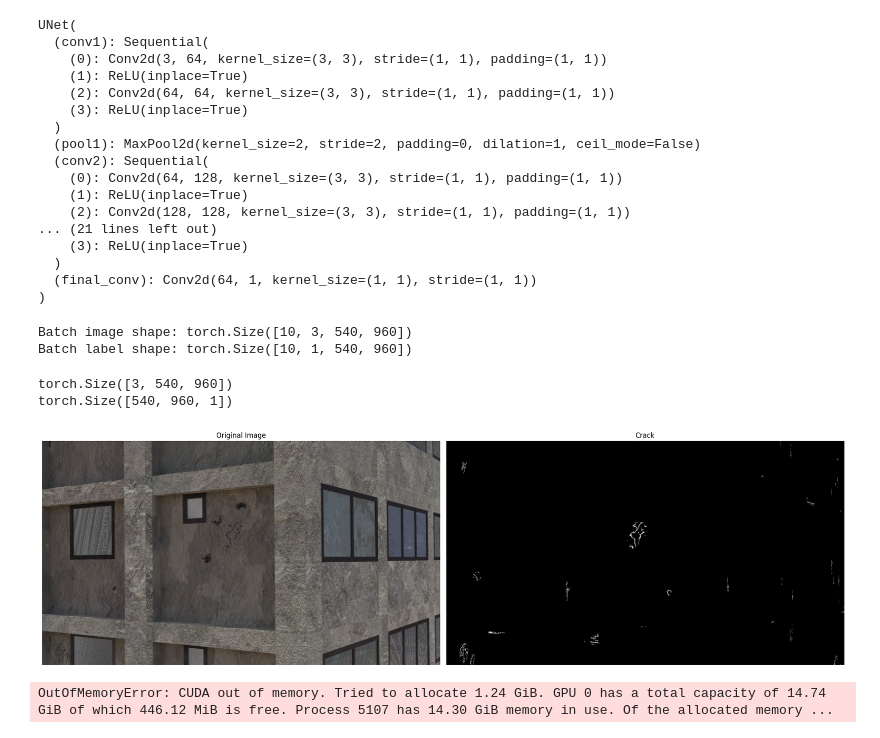
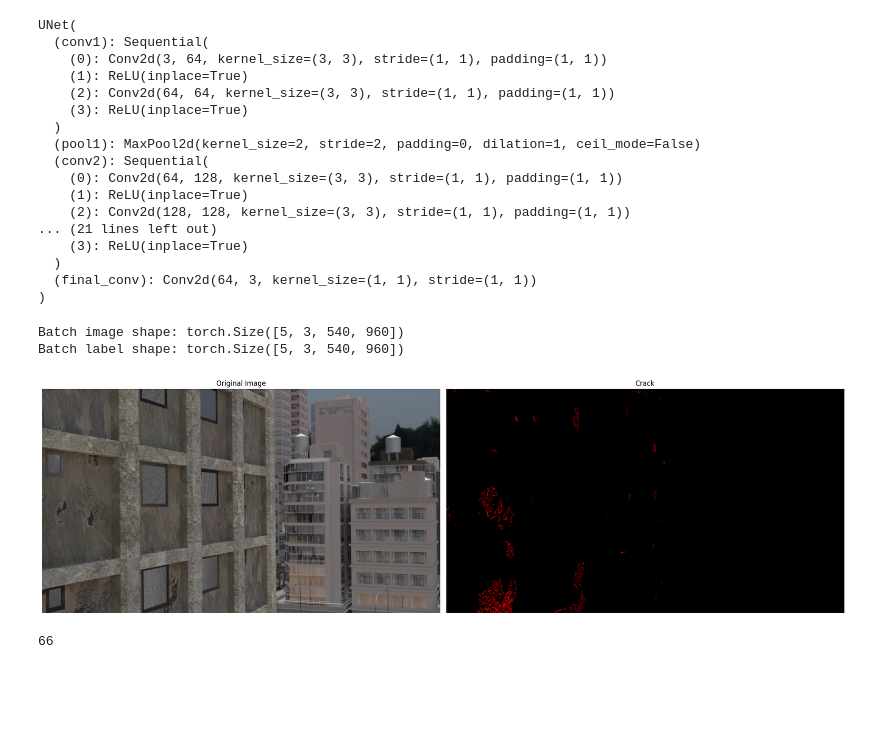
Before and after one commit to MohamadHBaydoun/COMP9444, a Jupyter notebook: main.ipynb, the cells around one changed output. Saved outputs shown, nothing was run; the diff lists cells and outputs as text; code cells hidden in the pictures; blank space fills up the shorter version.

Commit message:
Trying to do a heatmap

```diff
--- a/main.ipynb
+++ b/main.ipynb
@@ -80,7 +79,7 @@ class UNet(nn.Module):
         return self.final_conv(x9)
 
 # Create model instance
-model = UNet(in_channels=3, out_channels=1)
+model = UNet(in_channels=3, out_channels=3)
 device = torch.device('cuda' if torch.cuda.is_available() else 'cpu')
 model.to(device)
 
@@ -101,7 +100,7 @@ UNet(
 ... (21 lines left out)
     (3): ReLU(inplace=True)
   )
-  (final_conv): Conv2d(64, 1, kernel_size=(1, 1), stride=(1, 1))
+  (final_conv): Conv2d(64, 3, kernel_size=(1, 1), stride=(1, 1))
 )
 # %%
 # 2. Prepare data
@@ -112,10 +111,9 @@ trainFiles = pd.read_csv("./COMP9444/train.csv", header=None)[0].tolist()[:250]
 testFiles = pd.read_csv("./COMP9444/test.csv", header=None)[0].tolist()[:250]
 
 
-def load_image(imageType, path):
+def load_image(path):
     """Load an RGB image and convert to a tensor"""
-    if imageType == 0: img = Image.open(path).convert('RGB')
-    else: img = Image.open(path).convert('L')
+    img = Image.open(path).convert('RGB')
     transform = transforms.Compose([
         transforms.Resize((540, 960)),  # Resize images
         transforms.ToTensor(),  # Convert to tensor
@@ -131,9 +129,9 @@ class QuakeCityDataset(torch.utils.data.Dataset):
 
     def __getitem__(self, idx):
         filename = self.file_list[idx]
-        img = load_image(0, os.path.join(IMAGE_PATH, filename))
+        img = load_image(os.path.join(IMAGE_PATH, filename))
         # component = load_annotation("component", filename)
-        crack = load_image(1, os.path.join(LABEL_PATH, "crack", filename))
+        crack = load_image(os.path.join(LABEL_PATH, "crack", filename))
         # spall = load_annotation("spall", filename)
         # rebar = load_annotation("rebar", filename)
         # ds = load_annotation("ds", filename)
@@ -143,79 +141,45 @@ class QuakeCityDataset(torch.utils.data.Dataset):
 
 # Create dataset and dataloader
 train_dataset = QuakeCityDataset(trainFiles)
-train_loader = torch.utils.data.DataLoader(train_dataset, batch_size=10, shuffle=True)
+train_loader = torch.utils.data.DataLoader(train_dataset, batch_size=5, shuffle=True)
 
 # Get a batch
 img_batch, label_batch = next(iter(train_loader))
 print("Batch image shape:", img_batch.shape)
 print("Batch label shape:", label_batch.shape)
 # %% [output]
-Batch image shape: torch.Size([10, 3, 540, 960])
-Batch label shape: torch.Size([10, 1, 540, 960])
+Batch image shape: torch.Size([5, 3, 540, 960])
+Batch label shape: torch.Size([5, 3, 540, 960])
 # %%
 # 2.5 Visualise data
 def visualize_sample(image, label):
     """Display the image and its 6 label masks."""
     label_names = ["Component", "Crack", "Spall", "Rebar", "Damage State", "Depth"]
     fig, axes = plt.subplots(1, 2, figsize=(20, 10))
 
     # Show the original image
-    print(image.shape)
     axes[0].imshow(image.permute(1, 2, 0))  # Convert (C, H, W) -> (H, W, C)
     axes[0].set_title("Original Image")
     axes[0].axis("off")
     # Show the label mask
-    axes[1].imshow(label.permute(1, 2, 0), cmap='gray')  # Visualize label
+    axes[1].imshow(label.permute(1, 2, 0))  # Visualize label
     axes[1].set_title(label_names[1])
     axes[1].axis("off")
 
     plt.tight_layout()
     plt.show()
 
 img_batch, label_batch = next(iter(train_loader))
 visualize_sample(img_batch[0], label_batch[0])
 # %% [output]
-torch.Size([3, 540, 960])
-torch.Size([540, 960, 1])
-[figure, old version]
+[figure, new version]
 # %%
 # 3. Choose optimizer
 
 criterion = nn.CrossEntropyLoss()  # Multi-class segmentation
 optimizer = torch.optim.Adam(model.parameters(), lr=0.001)
-# %%
-# 4. Train model
-
-epochs = 2
-
-for epoch in range(1, epochs + 1):
-
-    for batch_id, (data,target) in enumerate(train_loader):
-        data = data.to(device)
-        target = target.to(device)
-
-        optimizer.zero_grad() # zero the gradients
-        output = model(data)    # apply network (Same as model.forward(data))
-        loss = criterion(output, target)
-
-        loss.backward()       # compute gradients
-        optimizer.step()      # update weights
-
-         # Print loss and statistics of output/target
-        print('Epoch%3d: zero_grad(): loss=%7.4f output_mean=%7.4f target_mean=%7.4f' %
-              (epoch, loss.item(), output.mean().item(), target.mean().item()))
-
-        # Convert the output tensor to a NumPy array and plot the image
-        output_image = output[-1].cpu().detach().numpy()  # Get the first image in the batch
-        output_image = (output_image - output_image.min()) / (output_image.max() - output_image.min())
-
-        # Convert from (C, H, W) to (H, W, C)
-        output_image = np.transpose(output_image, (1, 2, 0))
-        print(output_image.shape)
-
-        # Display the output image (for visualization)
-        plt.imshow(output_image)
-        plt.title(f"Epoch {epoch} - Output Image")
-        plt.show()
-# %% [output]
-OutOfMemoryError: CUDA out of memory. Tried to allocate 1.24 GiB. GPU 0 has a total capacity of 14.74 GiB of which 446.12 MiB is free. Process 5107 has 14.30 GiB memory in use. Of the allocated memory ...
+# %%
+import gc
+gc.collect()
+# %% [output]
+66
```
Also changed, not shown: parts of 3 cells of this notebook.
